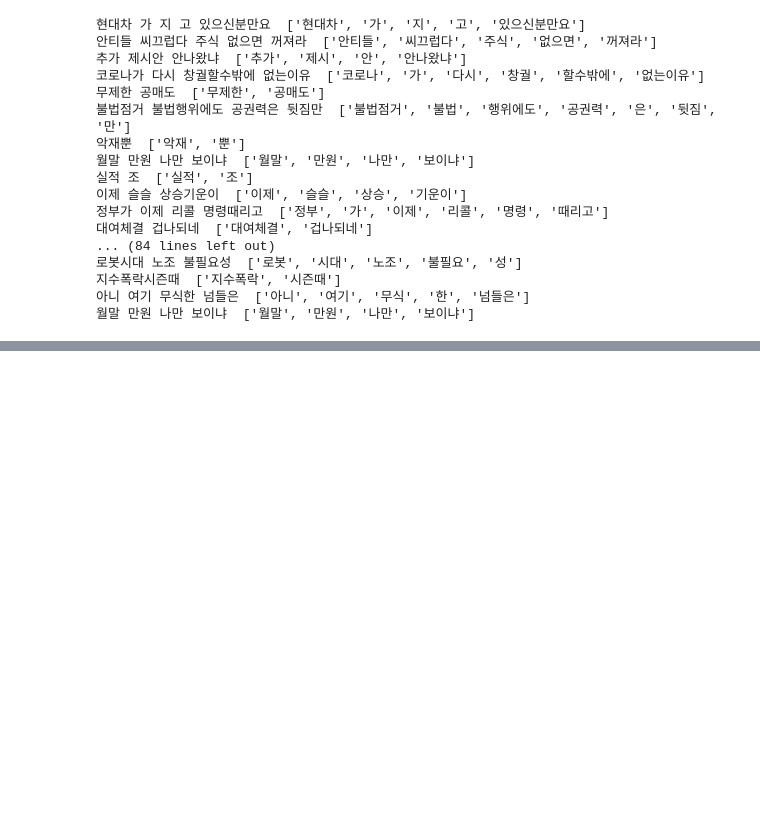
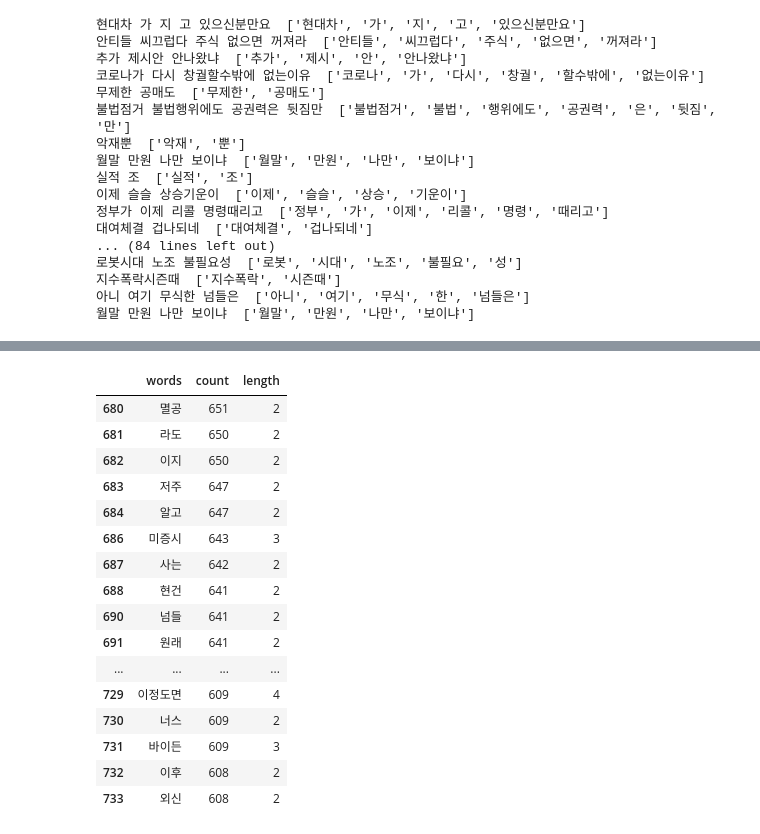
Before and after one commit to NewYorkKim/KRX_2022, a Jupyter notebook: junho/my_note.ipynb, the cells around one changed output, grey strips where cells are left out. Drawn from its saved outputs; the diff is of its cells as text; code cells hidden in the pictures; blank space fills up the shorter version.

```diff
--- a/junho/my_note.ipynb
+++ b/junho/my_note.ipynb
@@ -246,0 +341,35 @@ for i in range(100):
+# %%
+token = []
+for i in range(15,30):
+    target_df = clean_sents_df(company[i])
+    target_df['토큰화 댓글'] = [tokenizer(str(i)) for i in target_df['정제된 댓글']]
+    token.extend(list(target_df['토큰화 댓글']))
+# %%
+tp = []
+for i in token:
+    tp.extend(i)
+tp = pd.DataFrame(tp).value_counts()
+# %%
+words = pd.DataFrame([[tp.index[i][0],tp[i]] for i in range(len(tp))],columns=['words','count'])
+# %%
+words['length'] = [len(i) for i in words['words']]
+# %%
+words[words['length'] > 1][550:600]
+# %% [output]
+|  | words | count | length |
+| 680 | 멸공 | 651 | 2 |
+| 681 | 라도 | 650 | 2 |
+| 682 | 이지 | 650 | 2 |
+| 683 | 저주 | 647 | 2 |
+| 684 | 알고 | 647 | 2 |
+| 686 | 미증시 | 643 | 3 |
+| 687 | 사는 | 642 | 2 |
+| 688 | 현건 | 641 | 2 |
+| 690 | 넘들 | 641 | 2 |
+| 691 | 원래 | 641 | 2 |
+| ... | ... | ... | ... |
+| 729 | 이정도면 | 609 | 4 |
+| 730 | 너스 | 609 | 2 |
+| 731 | 바이든 | 609 | 3 |
+| 732 | 이후 | 608 | 2 |
+| 733 | 외신 | 608 | 2 |
```
Also changed, not shown: parts of 6 cells of this notebook, 1 other file.
